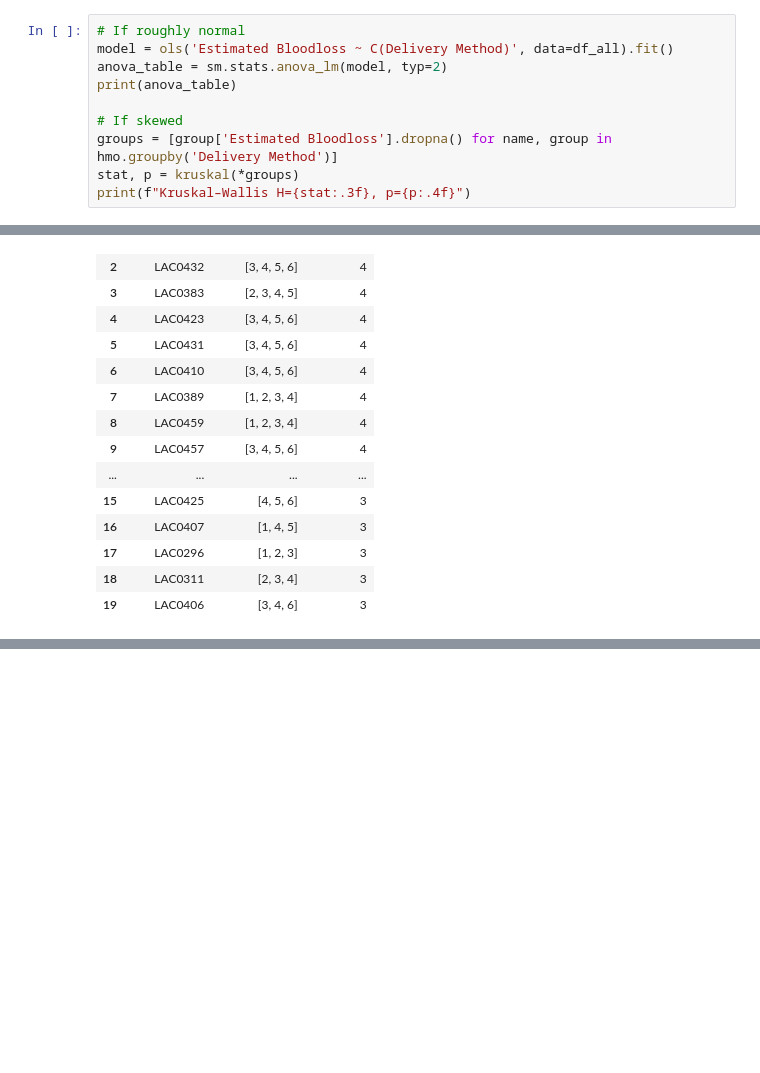
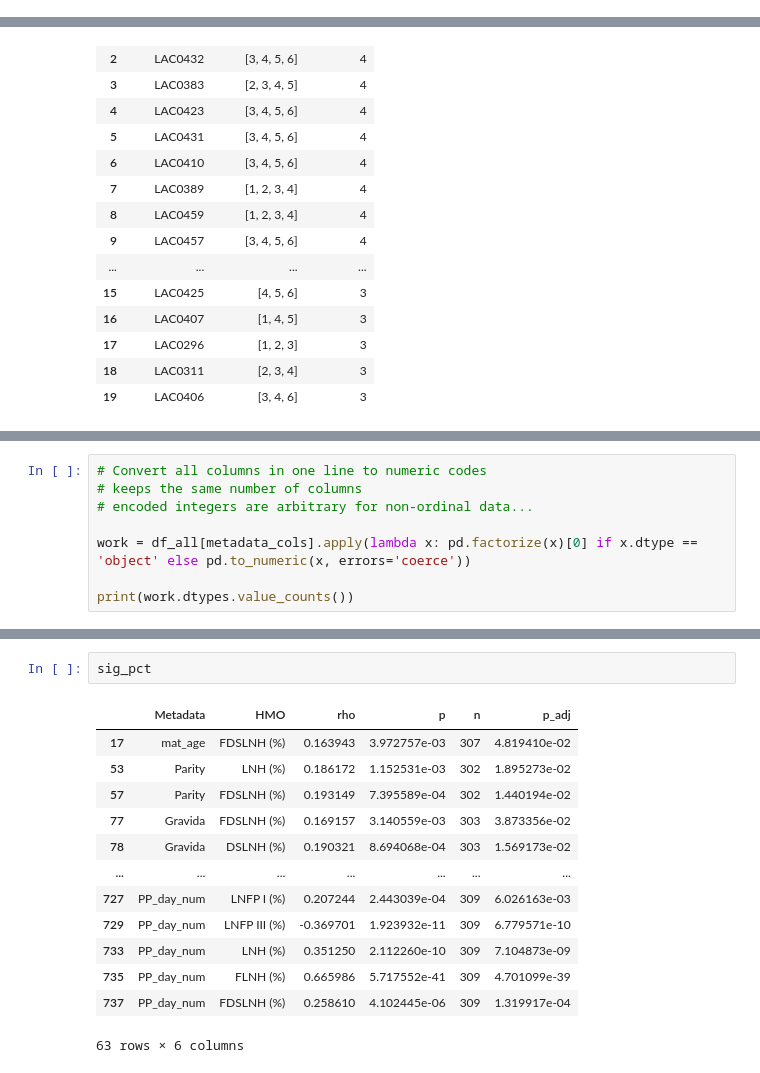
Before and after one commit to spann-pediatrics/Oxford-2025, a Jupyter notebook: data exploration.ipynb, the cells around one changed output, grey strips where cells are left out. Drawn from its saved outputs; the diff is of its cells as text; blank space fills up the shorter version.

```diff
--- a/data exploration.ipynb
+++ b/data exploration.ipynb
@@ -1009,13 +1006,3 @@ plt.show()
-# %%
-# If roughly normal
-model = ols('Estimated Bloodloss ~ C(Delivery Method)', data=df_all).fit()
-anova_table = sm.stats.anova_lm(model, typ=2)
-print(anova_table)
-
-# If skewed
-groups = [group['Estimated Bloodloss'].dropna() for name, group in hmo.groupby('Delivery Method')]
-stat, p = kruskal(*groups)
-print(f"Kruskal–Wallis H={stat:.3f}, p={p:.4f}")
 # %%
 # --------------------
 # 1) Column discovery
@@ -1162,0 +1220,8 @@ Total participants: 145
+# %%
+# Convert all columns in one line to numeric codes
+# keeps the same number of columns
+# encoded integers are arbitrary for non-ordinal data...
+
+work = df_all[metadata_cols].apply(lambda x: pd.factorize(x)[0] if x.dtype == 'object' else pd.to_numeric(x, errors='coerce'))
+
+print(work.dtypes.value_counts())
@@ -1162,0 +1305,16 @@ Total participants: 145
+# %%
+sig_pct
+# %% [output]
+|  | Metadata | HMO | rho | p | n | p_adj |
+| 17 | mat_age | FDSLNH (%) | 0.163943 | 3.972757e-03 | 307 | 4.819410e-02 |
+| 53 | Parity | LNH (%) | 0.186172 | 1.152531e-03 | 302 | 1.895273e-02 |
+| 57 | Parity | FDSLNH (%) | 0.193149 | 7.395589e-04 | 302 | 1.440194e-02 |
+| 77 | Gravida | FDSLNH (%) | 0.169157 | 3.140559e-03 | 303 | 3.873356e-02 |
+| 78 | Gravida | DSLNH (%) | 0.190321 | 8.694068e-04 | 303 | 1.569173e-02 |
+| ... | ... | ... | ... | ... | ... | ... |
+| 727 | PP_day_num | LNFP I (%) | 0.207244 | 2.443039e-04 | 309 | 6.026163e-03 |
+| 729 | PP_day_num | LNFP III (%) | -0.369701 | 1.923932e-11 | 309 | 6.779571e-10 |
+| 733 | PP_day_num | LNH (%) | 0.351250 | 2.112260e-10 | 309 | 7.104873e-09 |
+| 735 | PP_day_num | FLNH (%) | 0.665986 | 5.717552e-41 | 309 | 4.701099e-39 |
+| 737 | PP_day_num | FDSLNH (%) | 0.258610 | 4.102445e-06 | 309 | 1.319917e-04 |
+63 rows × 6 columns
```
Also changed, not shown: parts of 22 cells of this notebook, 4 other files.
